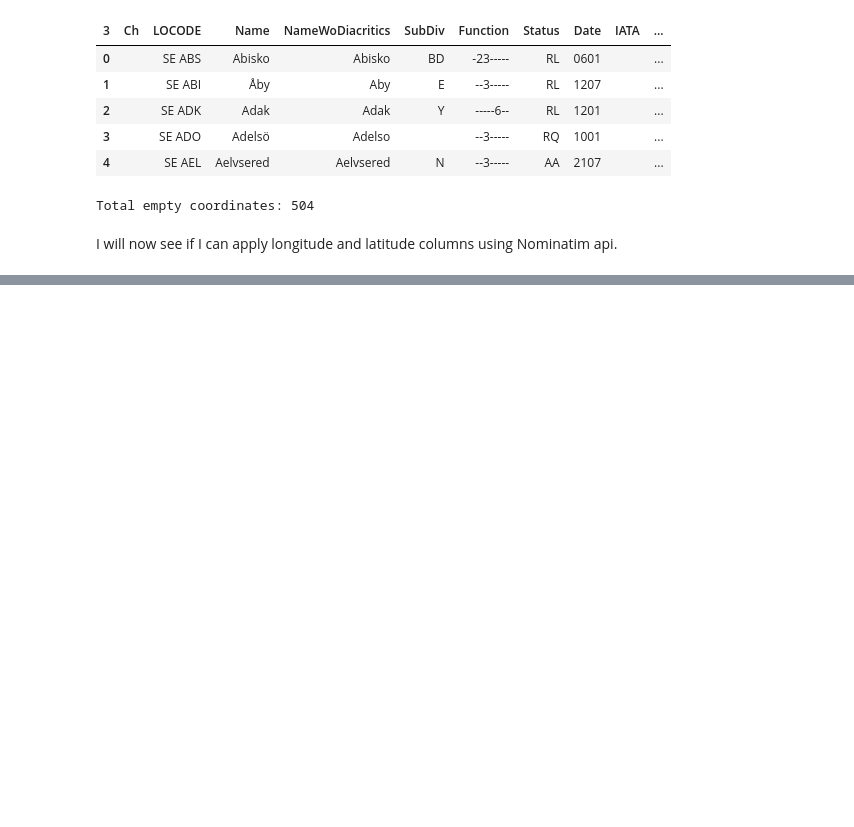
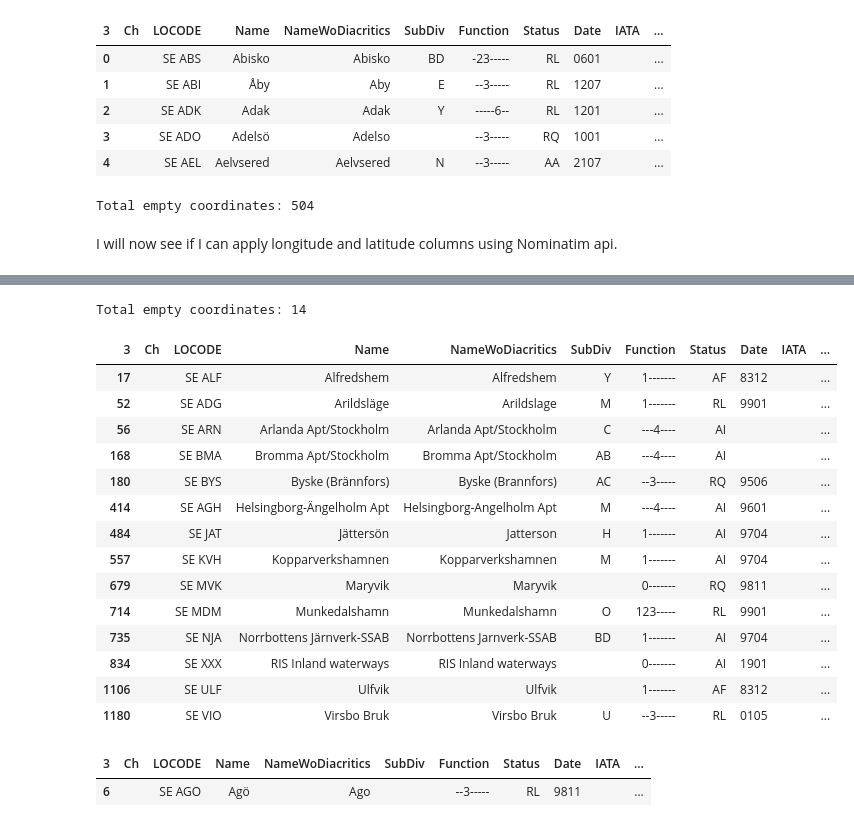
Before and after one commit to SCGlass/table_scraper, a Jupyter notebook: notebook.ipynb, the cells around one changed output, grey strips where cells are left out. Saved outputs shown, nothing was run; the diff lists cells and outputs as text; code cells hidden in the pictures; blank space fills up the shorter version.

Commit message:
Have only 14 locations without coordinates

```diff
--- a/notebook.ipynb
+++ b/notebook.ipynb
@@ -196,0 +190,30 @@ missing_coord = df[df["Latitude"].isnull() | df["Longitude"].isnull()]
+# %%
+from geopy.geocoders import Nominatim
+
+geolocator = Nominatim(user_agent="Harbour_locations", timeout=10)
+
+# creating dataframe with nan values in lat and lon columns
+missing_coord = df[df["Latitude"].isnull() | df["Longitude"].isnull()].copy()
+
+# First 2 letters of LOCODE column
+missing_coord["LOCODE"] = missing_coord["LOCODE"].str[:2]
+
+# combining Name and Lo columns to create a location query
+missing_coord["query"] = missing_coord["Name"] + ", " + missing_coord["LOCODE"]
+
+# Apply geocoding
+missing_coord["coords"] = missing_coord["query"].apply(geolocator.geocode)
+
+#Extract Lat and Lon from coords
+missing_coord["Lat"] = missing_coord["coords"].apply(lambda x: x.latitude if x else None)
+missing_coord["Lon"] = missing_coord["coords"].apply(lambda x: x.longitude if x else None)
+
+# Merge the missing coord with the df based on Name
+merged_df = pd.merge(df, missing_coord[["Name", "Lat", "Lon"]], on="Name", how="left", suffixes=('', '_missing'))
+
+# Update Latitude and Longitude columns in the original dataframe
+df['Latitude'] = merged_df['Lat'].fillna(df['Latitude']).astype(float)
+df['Longitude'] = merged_df['Lon'].fillna(df['Longitude']).astype(float)
+
+
+df.head()
@@ -197,3 +227,30 @@ missing_coord = df[df["Latitude"].isnull() | df["Longitude"].isnull()]
+# %%
+print(f"Total empty coordinates: {df['Latitude'].isnull().sum()}")
+# %% [output]
+Total empty coordinates: 14
+# %%
+# Showing the coordinates with no long and lat
+df_empty_coords = df[df["Latitude"].isnull()]
+df_empty_coords
+# %% [output]
+| 3 | Ch | LOCODE | Name | NameWoDiacritics | SubDiv | Function | Status | Date | IATA | ... |
+| 17 |  | SE ALF | Alfredshem | Alfredshem | Y | 1------- | AF | 8312 |  | ... |
+| 52 |  | SE ADG | Arildsläge | Arildslage | M | 1------- | RL | 9901 |  | ... |
+| 56 |  | SE ARN | Arlanda Apt/Stockholm | Arlanda Apt/Stockholm | C | ---4---- | AI |  |  | ... |
+| 168 |  | SE BMA | Bromma Apt/Stockholm | Bromma Apt/Stockholm | AB | ---4---- | AI |  |  | ... |
+| 180 |  | SE BYS | Byske (Brännfors) | Byske (Brannfors) | AC | --3----- | RQ | 9506 |  | ... |
+| 414 |  | SE AGH | Helsingborg-Ängelholm Apt | Helsingborg-Angelholm Apt | M | ---4---- | AI | 9601 |  | ... |
+| 484 |  | SE JAT | Jättersön | Jatterson | H | 1------- | AI | 9704 |  | ... |
+| 557 |  | SE KVH | Kopparverkshamnen | Kopparverkshamnen | M | 1------- | AI | 9704 |  | ... |
+| 679 |  | SE MVK | Maryvik | Maryvik |  | 0------- | RQ | 9811 |  | ... |
+| 714 |  | SE MDM | Munkedalshamn | Munkedalshamn | O | 123----- | RL | 9901 |  | ... |
+| 735 |  | SE NJA | Norrbottens Järnverk-SSAB | Norrbottens Jarnverk-SSAB | BD | 1------- | AI | 9704 |  | ... |
+| 834 |  | SE XXX | RIS Inland waterways | RIS Inland waterways |  | 0------- | AI | 1901 |  | ... |
+| 1106 |  | SE ULF | Ulfvik | Ulfvik |  | 1------- | AF | 8312 |  | ... |
+| 1180 |  | SE VIO | Virsbo Bruk | Virsbo Bruk | U | --3----- | RL | 0105 |  | ... |
 # %%
 desired_rows = df[df["Name"] == "Agö"]
 desired_rows
+# %% [output]
+| 3 | Ch | LOCODE | Name | NameWoDiacritics | SubDiv | Function | Status | Date | IATA | ... |
+| 6 |  | SE AGO | Agö | Ago |  | --3----- | RL | 9811 |  | ... |
```
Also changed, not shown: parts of 4 cells of this notebook.
